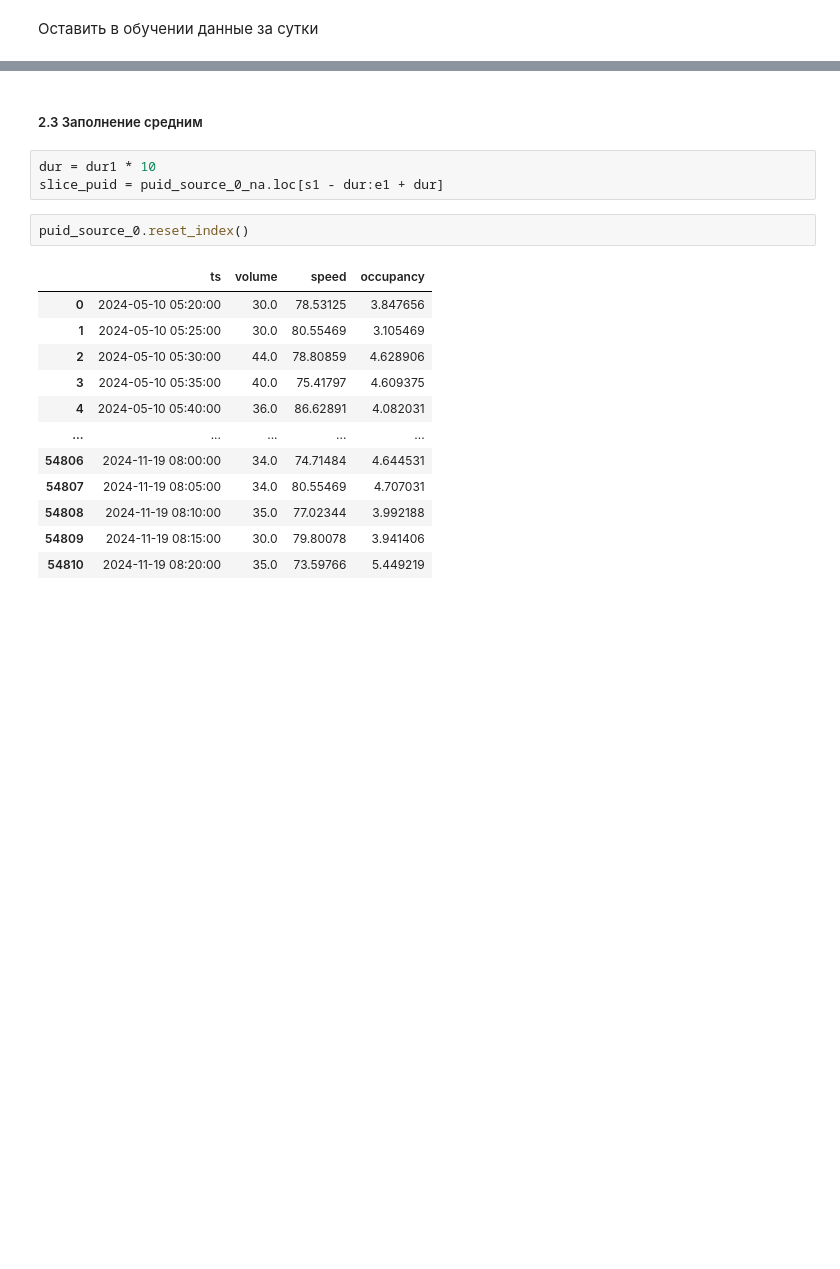
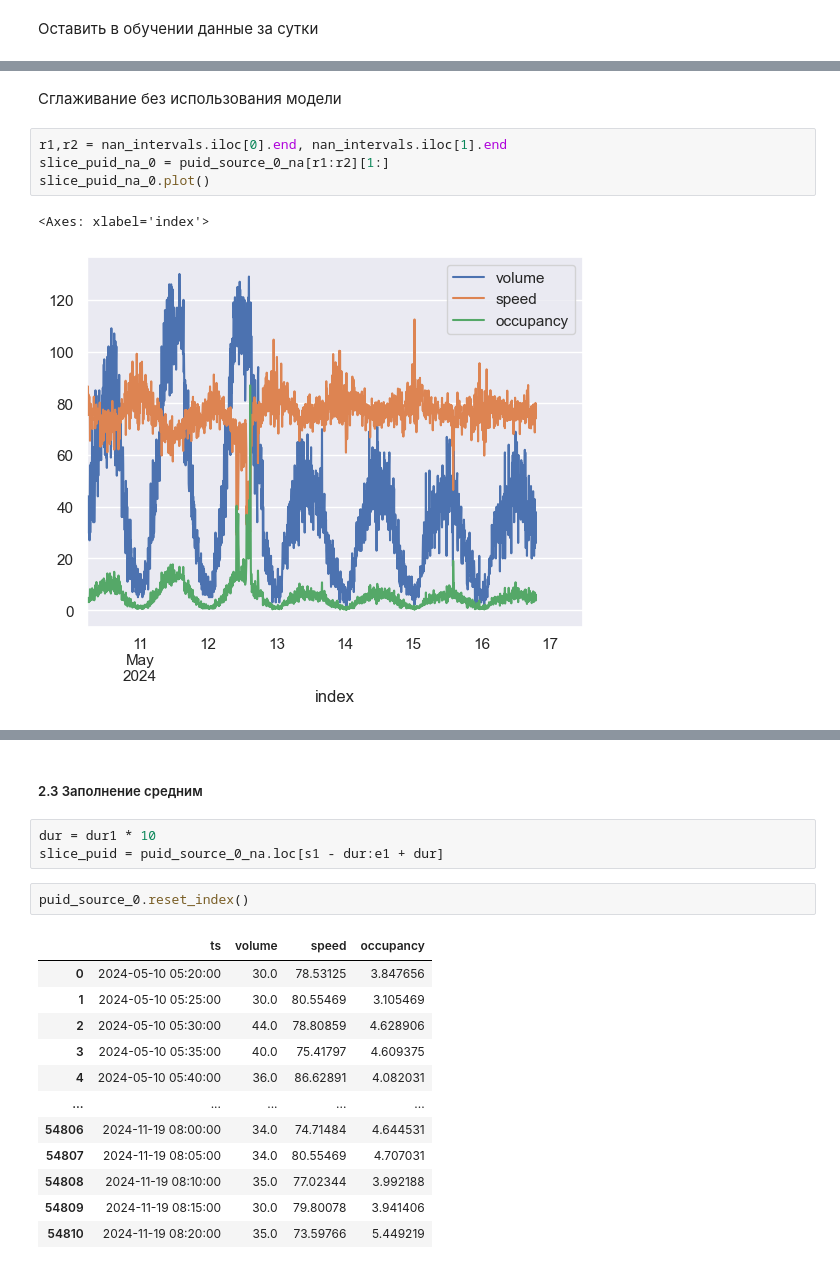
Before and after one commit to BlackKingWhitePawn/transportation, a Jupyter notebook: puid_processing.ipynb, the cells around one changed output, grey strips where cells are left out. Cells and saved outputs as stored; diff of their text form; blank space fills up the shorter version.

```diff
--- a/puid_processing.ipynb
+++ b/puid_processing.ipynb
@@ -412,0 +416,9 @@ slice_puid2.plot()
+# %% [markdown]
+Сглаживание без использования модели
+# %%
+r1,r2 = nan_intervals.iloc[0].end, nan_intervals.iloc[1].end
+slice_puid_na_0 = puid_source_0_na[r1:r2][1:]
+slice_puid_na_0.plot()
+# %% [output]
+<Axes: xlabel='index'>
+[figure, added]
```
Also changed, not shown: parts of 39 cells of this notebook.
